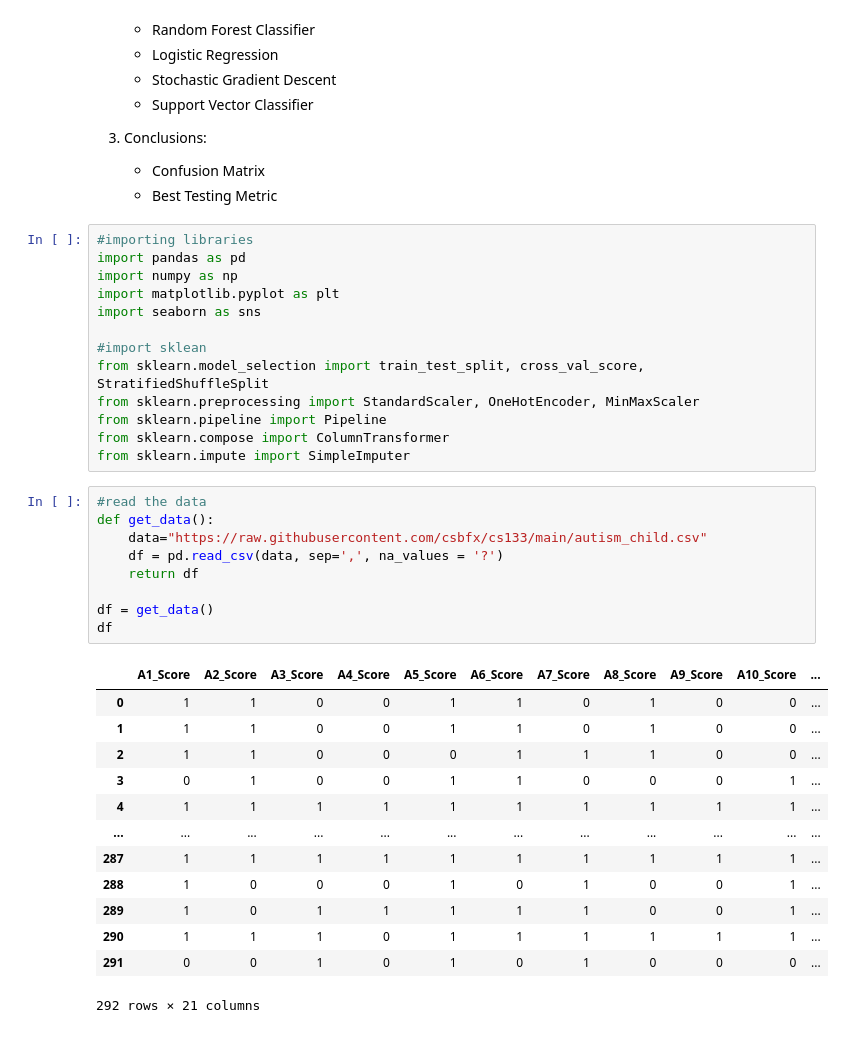
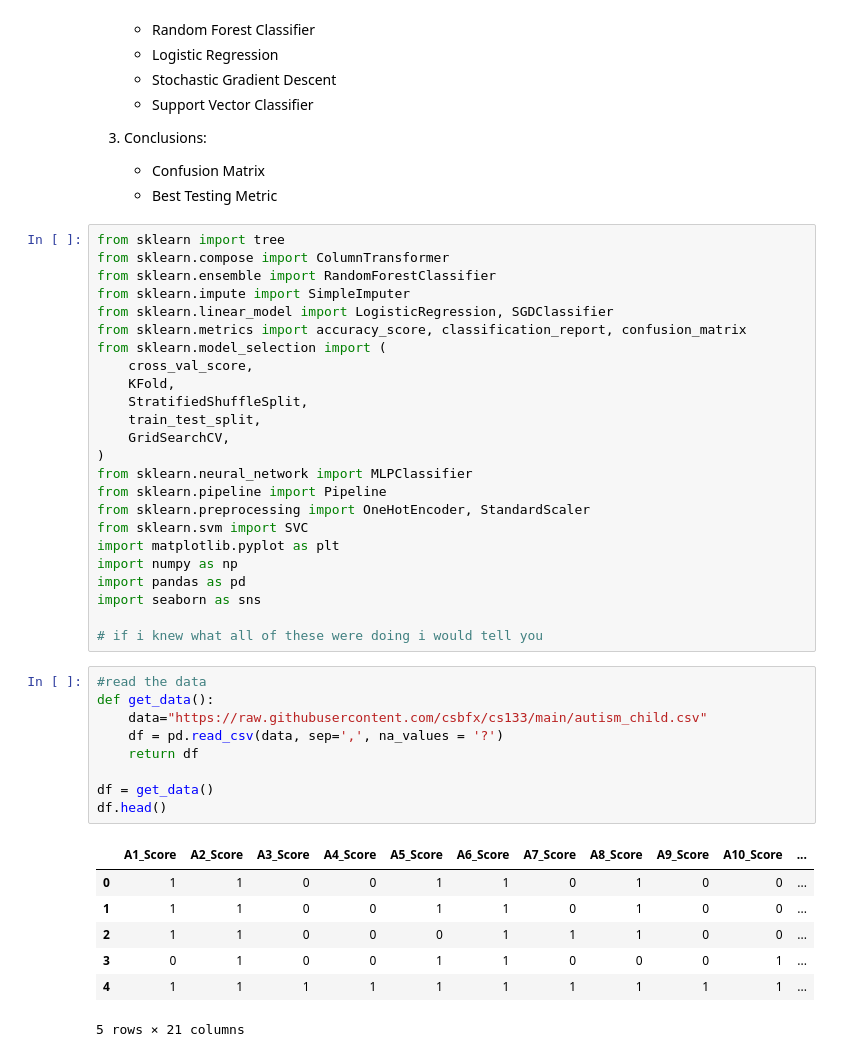
Before and after one commit to jonathan-manzano/db-ml-final-project-cs133sp24-sjsu, a Jupyter notebook: model.ipynb, the cells around one changed output. Saved outputs shown, nothing was run; the diff lists cells and outputs as text.

```diff
--- a/model.ipynb
+++ b/model.ipynb
@@ -19,42 +19,47 @@ Notes:
 3. Conclusions:
     - Confusion Matrix
     - Best Testing Metric
-# %%
-#importing libraries
-import pandas as pd
-import numpy as np
-import matplotlib.pyplot as plt
-import seaborn as sns
-
-#import sklean
-from sklearn.model_selection import train_test_split, cross_val_score, StratifiedShuffleSplit
-from sklearn.preprocessing import StandardScaler, OneHotEncoder, MinMaxScaler
-from sklearn.pipeline import Pipeline
-from sklearn.compose import ColumnTransformer
-from sklearn.impute import SimpleImputer
+# %%
+from sklearn import tree
+from sklearn.compose import ColumnTransformer
+from sklearn.ensemble import RandomForestClassifier
+from sklearn.impute import SimpleImputer
+from sklearn.linear_model import LogisticRegression, SGDClassifier
+from sklearn.metrics import accuracy_score, classification_report, confusion_matrix
+from sklearn.model_selection import (
+    cross_val_score,
+    KFold,
+    StratifiedShuffleSplit,
+    train_test_split,
+    GridSearchCV,
+)
+from sklearn.neural_network import MLPClassifier
+from sklearn.pipeline import Pipeline
+from sklearn.preprocessing import OneHotEncoder, StandardScaler
+from sklearn.svm import SVC
+import matplotlib.pyplot as plt
+import numpy as np
+import pandas as pd
+import seaborn as sns
+
+# if i knew what all of these were doing i would tell you
 # %%
 #read the data
 def get_data():
     data="https://raw.githubusercontent.com/csbfx/cs133/main/autism_child.csv"
     df = pd.read_csv(data, sep=',', na_values = '?')
     return df
 
 df = get_data()
-df
+df.head()
 # %% [output]
 |  | A1_Score | A2_Score | A3_Score | A4_Score | A5_Score | A6_Score | A7_Score | A8_Score | A9_Score | A10_Score | ... |
 | 0 | 1 | 1 | 0 | 0 | 1 | 1 | 0 | 1 | 0 | 0 | ... |
 | 1 | 1 | 1 | 0 | 0 | 1 | 1 | 0 | 1 | 0 | 0 | ... |
 | 2 | 1 | 1 | 0 | 0 | 0 | 1 | 1 | 1 | 0 | 0 | ... |
 | 3 | 0 | 1 | 0 | 0 | 1 | 1 | 0 | 0 | 0 | 1 | ... |
 | 4 | 1 | 1 | 1 | 1 | 1 | 1 | 1 | 1 | 1 | 1 | ... |
-| ... | ... | ... | ... | ... | ... | ... | ... | ... | ... | ... | ... |
-| 287 | 1 | 1 | 1 | 1 | 1 | 1 | 1 | 1 | 1 | 1 | ... |
-| 288 | 1 | 0 | 0 | 0 | 1 | 0 | 1 | 0 | 0 | 1 | ... |
-| 289 | 1 | 0 | 1 | 1 | 1 | 1 | 1 | 0 | 0 | 1 | ... |
-| 290 | 1 | 1 | 1 | 0 | 1 | 1 | 1 | 1 | 1 | 1 | ... |
-| 291 | 0 | 0 | 1 | 0 | 1 | 0 | 1 | 0 | 0 | 0 | ... |
-292 rows × 21 columns
+5 rows × 21 columns
 # %%
 # data preprocessing using StandardScaler only
 
```
Also changed, not shown: parts of 18 cells of this notebook, 1 other file.
